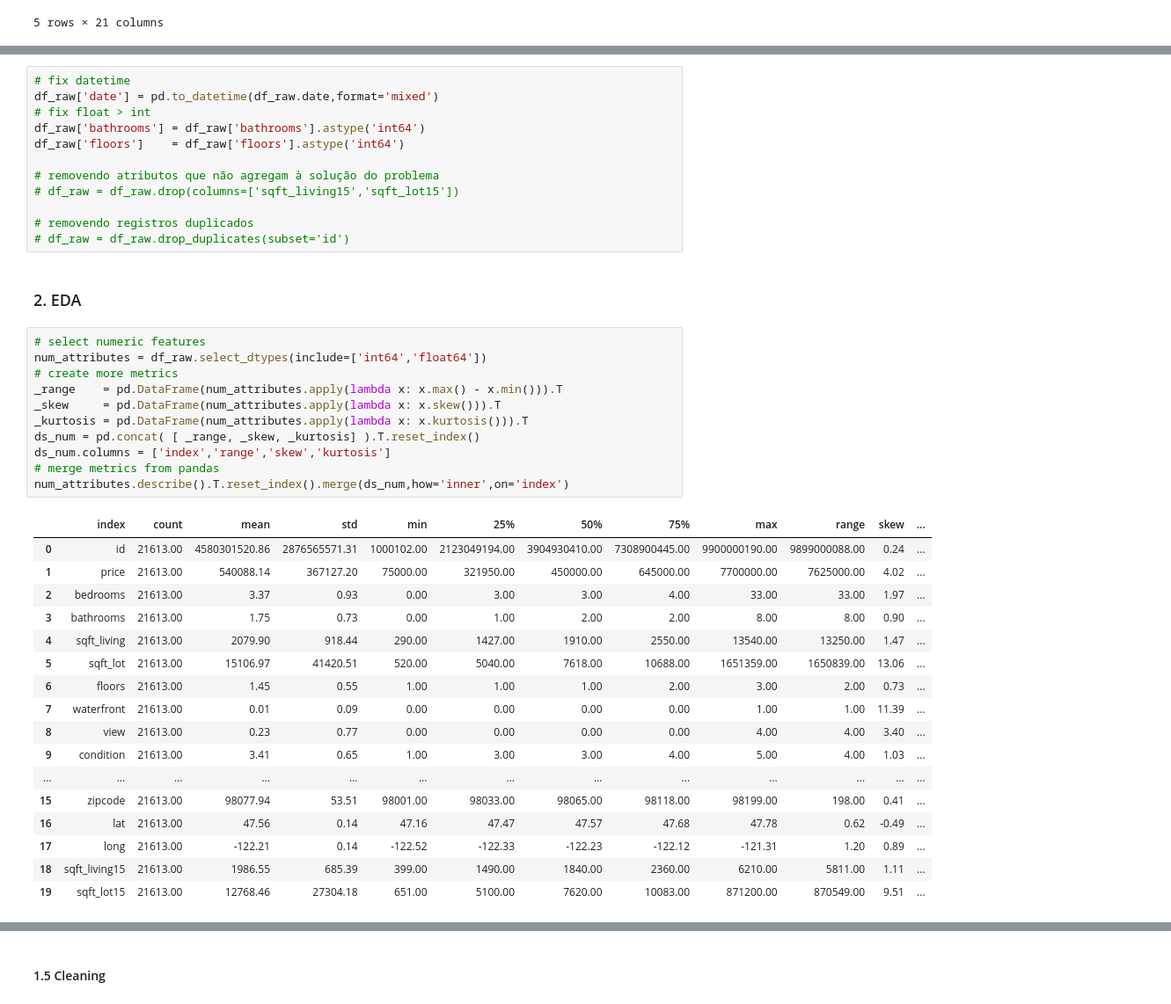
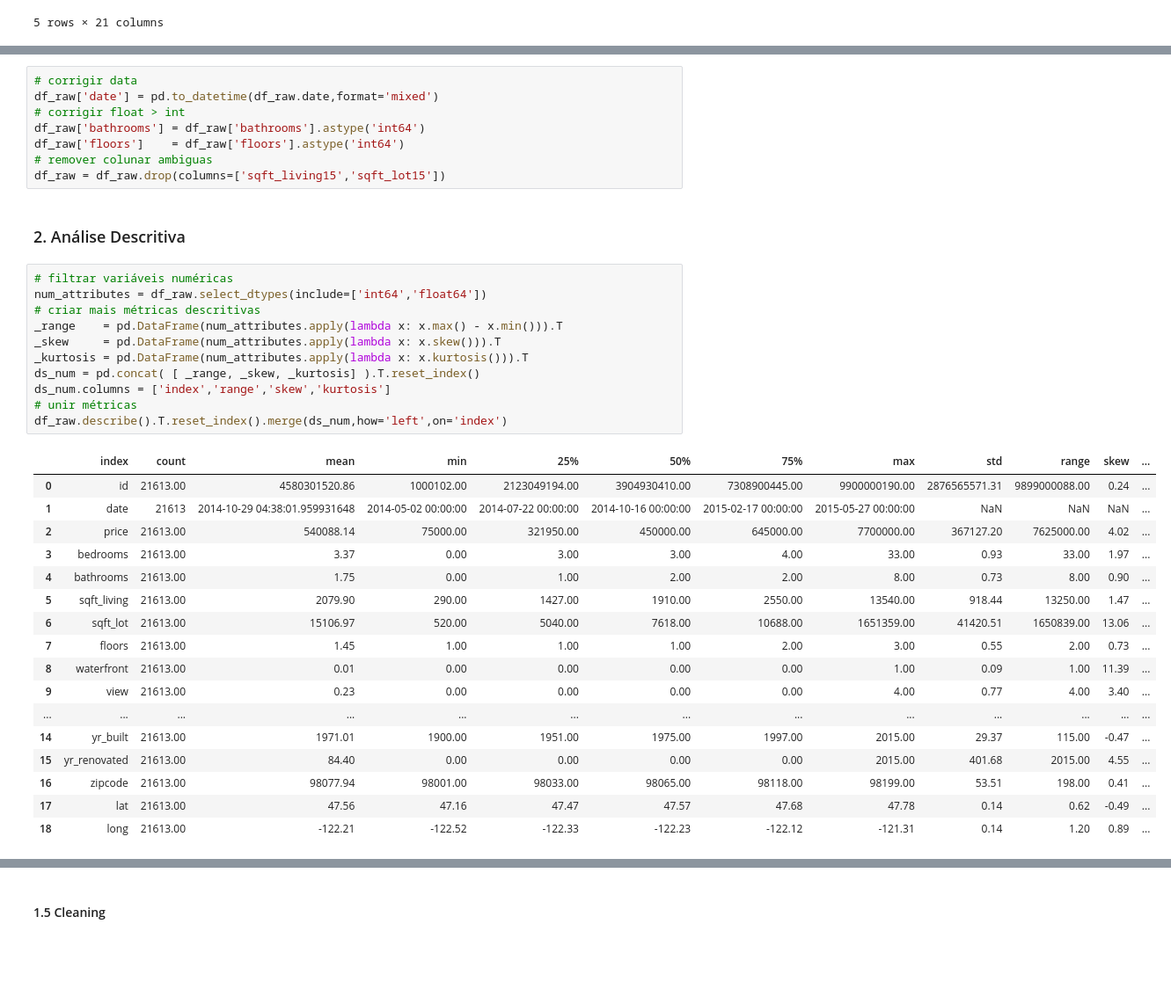
Before and after one commit to dsrodrigovieira/houserocketsales, a Jupyter notebook: notebooks/1.0.rv_house_rocket_sales.ipynb, the cells around one changed output, grey strips where cells are left out. Shown at 88% size. Saved outputs shown, nothing was run; the diff lists cells and outputs as text; blank space fills up the shorter version.

```diff
--- a/notebooks/1.0.rv_house_rocket_sales.ipynb
+++ b/notebooks/1.0.rv_house_rocket_sales.ipynb
@@ -159,44 +145,40 @@ Name: date, Length: 21613, dtype: datetime64[ns]
 # %%
-# fix datetime
+# corrigir data
 df_raw['date'] = pd.to_datetime(df_raw.date,format='mixed')
-# fix float > int
+# corrigir float > int
 df_raw['bathrooms'] = df_raw['bathrooms'].astype('int64')
 df_raw['floors']    = df_raw['floors'].astype('int64')
-
-# removendo atributos que não agregam à solução do problema
-# df_raw = df_raw.drop(columns=['sqft_living15','sqft_lot15'])
-
-# removendo registros duplicados
-# df_raw = df_raw.drop_duplicates(subset='id')
+# remover colunar ambiguas
+df_raw = df_raw.drop(columns=['sqft_living15','sqft_lot15'])
 # %% [markdown]
-### 2. EDA
+### 2. Análise Descritiva
 # %%
-# select numeric features
+# filtrar variáveis numéricas
 num_attributes = df_raw.select_dtypes(include=['int64','float64'])
-# create more metrics
+# criar mais métricas descritivas
 _range    = pd.DataFrame(num_attributes.apply(lambda x: x.max() - x.min())).T
 _skew     = pd.DataFrame(num_attributes.apply(lambda x: x.skew())).T
 _kurtosis = pd.DataFrame(num_attributes.apply(lambda x: x.kurtosis())).T
 ds_num = pd.concat( [ _range, _skew, _kurtosis] ).T.reset_index()
 ds_num.columns = ['index','range','skew','kurtosis']
-# merge metrics from pandas
-num_attributes.describe().T.reset_index().merge(ds_num,how='inner',on='index')
+# unir métricas
+df_raw.describe().T.reset_index().merge(ds_num,how='left',on='index')
 # %% [output]
-|  | index | count | mean | std | min | 25% | 50% | 75% | max | range | skew | ... |
-| 0 | id | 21613.00 | 4580301520.86 | 2876565571.31 | 1000102.00 | 2123049194.00 | 3904930410.00 | 7308900445.00 | 9900000190.00 | 9899000088.00 | 0.24 | ... |
-| 1 | price | 21613.00 | 540088.14 | 367127.20 | 75000.00 | 321950.00 | 450000.00 | 645000.00 | 7700000.00 | 7625000.00 | 4.02 | ... |
-| 2 | bedrooms | 21613.00 | 3.37 | 0.93 | 0.00 | 3.00 | 3.00 | 4.00 | 33.00 | 33.00 | 1.97 | ... |
-| 3 | bathrooms | 21613.00 | 1.75 | 0.73 | 0.00 | 1.00 | 2.00 | 2.00 | 8.00 | 8.00 | 0.90 | ... |
-| 4 | sqft_living | 21613.00 | 2079.90 | 918.44 | 290.00 | 1427.00 | 1910.00 | 2550.00 | 13540.00 | 13250.00 | 1.47 | ... |
-| 5 | sqft_lot | 21613.00 | 15106.97 | 41420.51 | 520.00 | 5040.00 | 7618.00 | 10688.00 | 1651359.00 | 1650839.00 | 13.06 | ... |
-| 6 | floors | 21613.00 | 1.45 | 0.55 | 1.00 | 1.00 | 1.00 | 2.00 | 3.00 | 2.00 | 0.73 | ... |
-| 7 | waterfront | 21613.00 | 0.01 | 0.09 | 0.00 | 0.00 | 0.00 | 0.00 | 1.00 | 1.00 | 11.39 | ... |
-| 8 | view | 21613.00 | 0.23 | 0.77 | 0.00 | 0.00 | 0.00 | 0.00 | 4.00 | 4.00 | 3.40 | ... |
-| 9 | condition | 21613.00 | 3.41 | 0.65 | 1.00 | 3.00 | 3.00 | 4.00 | 5.00 | 4.00 | 1.03 | ... |
+|  | index | count | mean | min | 25% | 50% | 75% | max | std | range | skew | ... |
+| 0 | id | 21613.00 | 4580301520.86 | 1000102.00 | 2123049194.00 | 3904930410.00 | 7308900445.00 | 9900000190.00 | 2876565571.31 | 9899000088.00 | 0.24 | ... |
+| 1 | date | 21613 | 2014-10-29 04:38:01.959931648 | 2014-05-02 00:00:00 | 2014-07-22 00:00:00 | 2014-10-16 00:00:00 | 2015-02-17 00:00:00 | 2015-05-27 00:00:00 | NaN | NaN | NaN | ... |
+| 2 | price | 21613.00 | 540088.14 | 75000.00 | 321950.00 | 450000.00 | 645000.00 | 7700000.00 | 367127.20 | 7625000.00 | 4.02 | ... |
+| 3 | bedrooms | 21613.00 | 3.37 | 0.00 | 3.00 | 3.00 | 4.00 | 33.00 | 0.93 | 33.00 | 1.97 | ... |
+| 4 | bathrooms | 21613.00 | 1.75 | 0.00 | 1.00 | 2.00 | 2.00 | 8.00 | 0.73 | 8.00 | 0.90 | ... |
+| 5 | sqft_living | 21613.00 | 2079.90 | 290.00 | 1427.00 | 1910.00 | 2550.00 | 13540.00 | 918.44 | 13250.00 | 1.47 | ... |
+| 6 | sqft_lot | 21613.00 | 15106.97 | 520.00 | 5040.00 | 7618.00 | 10688.00 | 1651359.00 | 41420.51 | 1650839.00 | 13.06 | ... |
+| 7 | floors | 21613.00 | 1.45 | 1.00 | 1.00 | 1.00 | 2.00 | 3.00 | 0.55 | 2.00 | 0.73 | ... |
+| 8 | waterfront | 21613.00 | 0.01 | 0.00 | 0.00 | 0.00 | 0.00 | 1.00 | 0.09 | 1.00 | 11.39 | ... |
+| 9 | view | 21613.00 | 0.23 | 0.00 | 0.00 | 0.00 | 0.00 | 4.00 | 0.77 | 4.00 | 3.40 | ... |
 | ... | ... | ... | ... | ... | ... | ... | ... | ... | ... | ... | ... | ... |
-| 15 | zipcode | 21613.00 | 98077.94 | 53.51 | 98001.00 | 98033.00 | 98065.00 | 98118.00 | 98199.00 | 198.00 | 0.41 | ... |
-| 16 | lat | 21613.00 | 47.56 | 0.14 | 47.16 | 47.47 | 47.57 | 47.68 | 47.78 | 0.62 | -0.49 | ... |
-| 17 | long | 21613.00 | -122.21 | 0.14 | -122.52 | -122.33 | -122.23 | -122.12 | -121.31 | 1.20 | 0.89 | ... |
-| 18 | sqft_living15 | 21613.00 | 1986.55 | 685.39 | 399.00 | 1490.00 | 1840.00 | 2360.00 | 6210.00 | 5811.00 | 1.11 | ... |
-| 19 | sqft_lot15 | 21613.00 | 12768.46 | 27304.18 | 651.00 | 5100.00 | 7620.00 | 10083.00 | 871200.00 | 870549.00 | 9.51 | ... |
+| 14 | yr_built | 21613.00 | 1971.01 | 1900.00 | 1951.00 | 1975.00 | 1997.00 | 2015.00 | 29.37 | 115.00 | -0.47 | ... |
+| 15 | yr_renovated | 21613.00 | 84.40 | 0.00 | 0.00 | 0.00 | 0.00 | 2015.00 | 401.68 | 2015.00 | 4.55 | ... |
+| 16 | zipcode | 21613.00 | 98077.94 | 98001.00 | 98033.00 | 98065.00 | 98118.00 | 98199.00 | 53.51 | 198.00 | 0.41 | ... |
+| 17 | lat | 21613.00 | 47.56 | 47.16 | 47.47 | 47.57 | 47.68 | 47.78 | 0.14 | 0.62 | -0.49 | ... |
+| 18 | long | 21613.00 | -122.21 | -122.52 | -122.33 | -122.23 | -122.12 | -121.31 | 0.14 | 1.20 | 0.89 | ... |
 # %%
```
Also changed, not shown: parts of 20 cells of this notebook.
